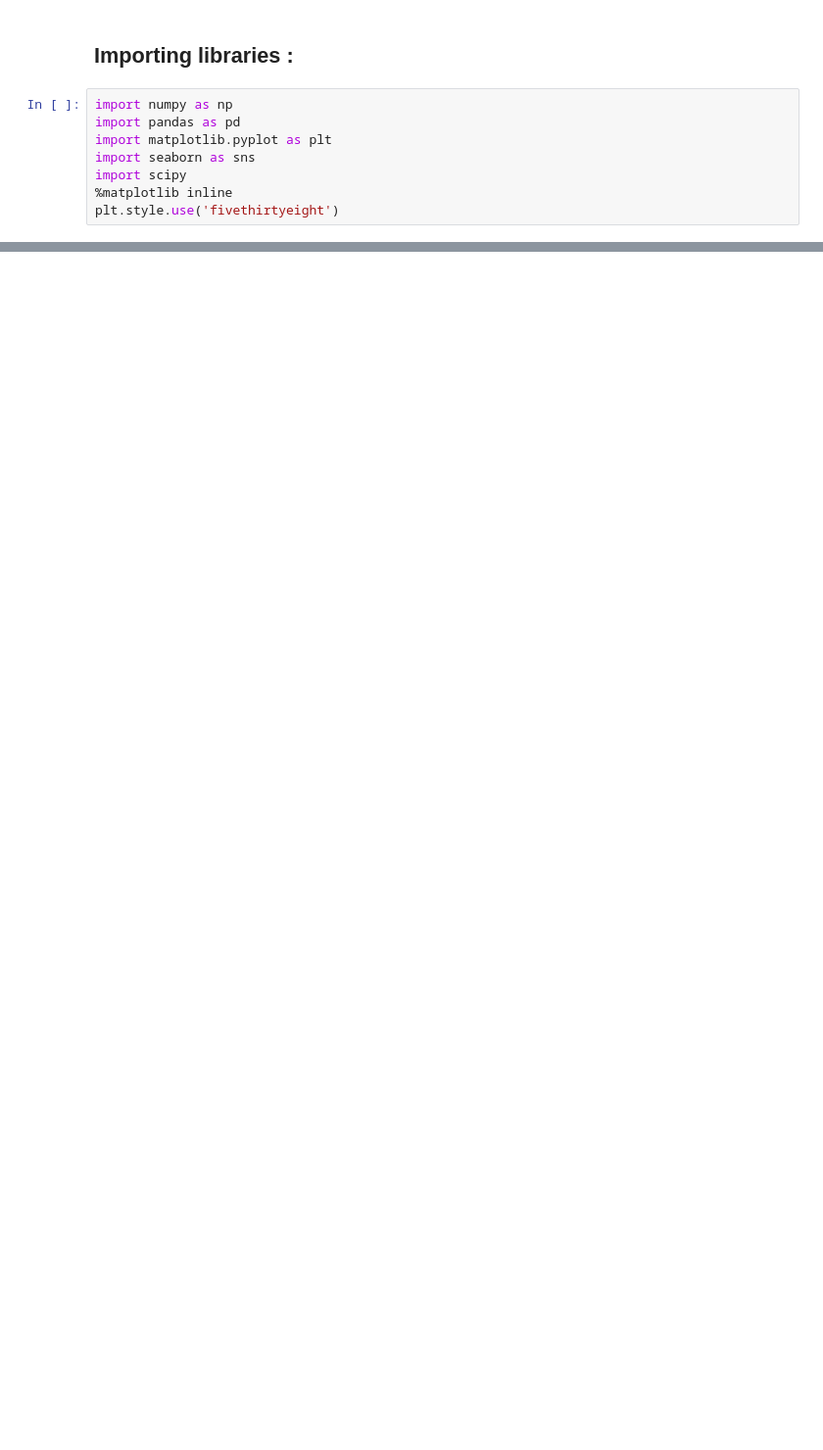
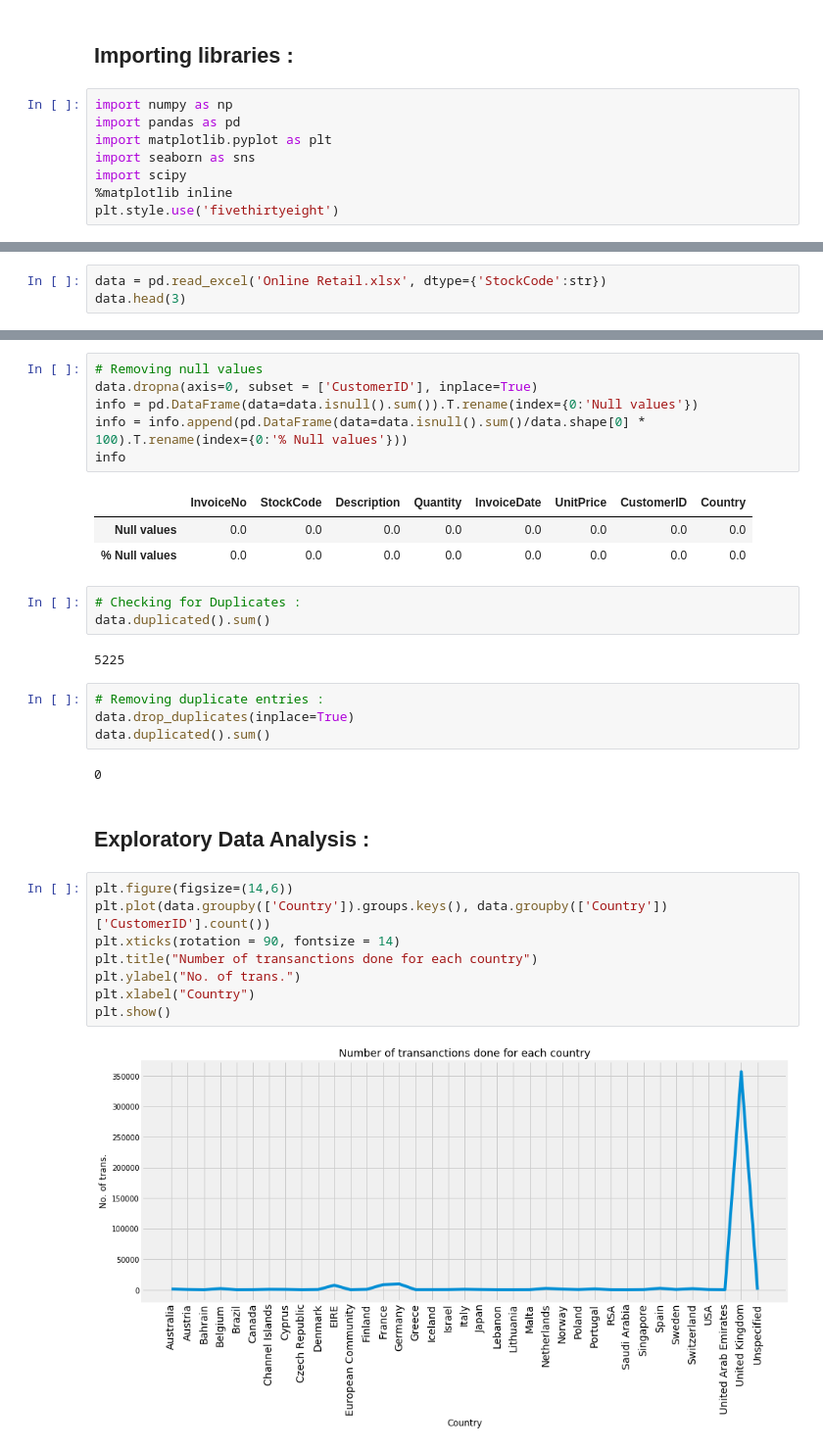
Before and after one commit to Prakhar-FF13/Customer-Analytics, a Jupyter notebook: Customer Analytics.ipynb, the cells around one changed output, grey strips where cells are left out. Shown: that part at 98% size. Drawn from its saved outputs; the diff is of its cells as text; blank space fills up the shorter version.

Commit message:
Data Preprocessing + EDA part1

```diff
--- a/Customer Analytics.ipynb
+++ b/Customer Analytics.ipynb
@@ -64,0 +68,3 @@ plt.style.use('fivethirtyeight')
+# %%
+data = pd.read_excel('Online Retail.xlsx', dtype={'StockCode':str})
+data.head(3)
@@ -64,0 +93,33 @@ plt.style.use('fivethirtyeight')
+# %%
+# Removing null values
+data.dropna(axis=0, subset = ['CustomerID'], inplace=True)
+info = pd.DataFrame(data=data.isnull().sum()).T.rename(index={0:'Null values'})
+info = info.append(pd.DataFrame(data=data.isnull().sum()/data.shape[0] * 100).T.rename(index={0:'% Null values'}))
+info
+# %% [output]
+|  | InvoiceNo | StockCode | Description | Quantity | InvoiceDate | UnitPrice | CustomerID | Country |
+| Null values | 0.0 | 0.0 | 0.0 | 0.0 | 0.0 | 0.0 | 0.0 | 0.0 |
+| % Null values | 0.0 | 0.0 | 0.0 | 0.0 | 0.0 | 0.0 | 0.0 | 0.0 |
+# %%
+# Checking for Duplicates :
+data.duplicated().sum()
+# %% [output]
+5225
+# %%
+# Removing duplicate entries :
+data.drop_duplicates(inplace=True)
+data.duplicated().sum()
+# %% [output]
+0
+# %% [markdown]
+## Exploratory Data Analysis :
+# %%
+plt.figure(figsize=(14,6))
+plt.plot(data.groupby(['Country']).groups.keys(), data.groupby(['Country'])['CustomerID'].count())
+plt.xticks(rotation = 90, fontsize = 14)
+plt.title("Number of transanctions done for each country")
+plt.ylabel("No. of trans.")
+plt.xlabel("Country")
+plt.show()
+# %% [output]
+[figure, added]
```
Also changed, not shown: parts of 11 cells of this notebook.
